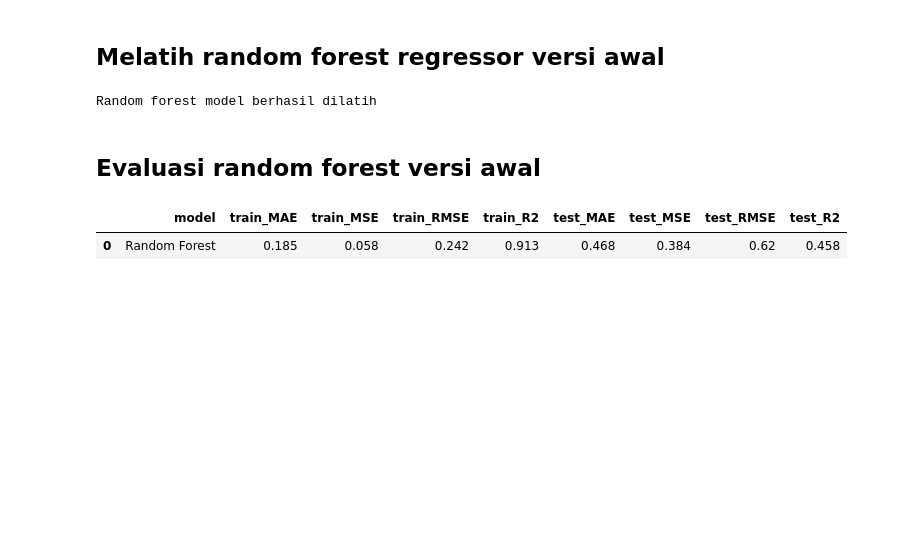
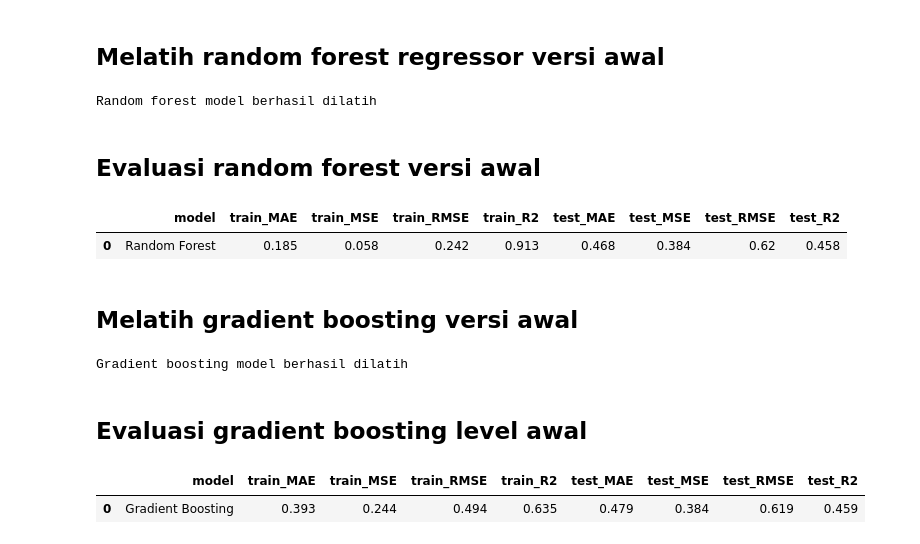
Before and after one commit to r021n/simple-machine-learing, a Jupyter notebook: Wine_Quality_Prediction.ipynb, the cells around one changed output. Cells and saved outputs as stored; diff of their text form; code cells hidden in the pictures; blank space fills up the shorter version.

Commit message:
Creating an initial version of the gradient boosting model

```diff
--- a/Wine_Quality_Prediction.ipynb
+++ b/Wine_Quality_Prediction.ipynb
@@ -739,3 +739,30 @@ display(rf_results)
 # %% [output]
 |  | model | train_MAE | train_MSE | train_RMSE | train_R2 | test_MAE | test_MSE | test_RMSE | test_R2 |
 | 0 | Random Forest | 0.185 | 0.058 | 0.242 | 0.913 | 0.468 | 0.384 | 0.62 | 0.458 |
+# %% [markdown]
+## Melatih gradient boosting versi awal
+# %%
+gb_model = GradientBoostingRegressor(
+    n_estimators=100,
+    learning_rate=0.1,
+    random_state=42
+)
+
+gb_model.fit(X_train_final, y_train_final)
+print("Gradient boosting model berhasil dilatih")
+# %% [output]
+Gradient boosting model berhasil dilatih
+# %% [markdown]
+## Evaluasi gradient boosting level awal
+# %%
+gb_results, gb_y_test_pred = evaluate_regression(
+    gb_model,
+    X_train_final, y_train_final,
+    X_test_final, y_test_final,
+    model_name="Gradient Boosting"
+  )
+
+display(gb_results)
+# %% [output]
+|  | model | train_MAE | train_MSE | train_RMSE | train_R2 | test_MAE | test_MSE | test_RMSE | test_R2 |
+| 0 | Gradient Boosting | 0.393 | 0.244 | 0.494 | 0.635 | 0.479 | 0.384 | 0.619 | 0.459 |
```
